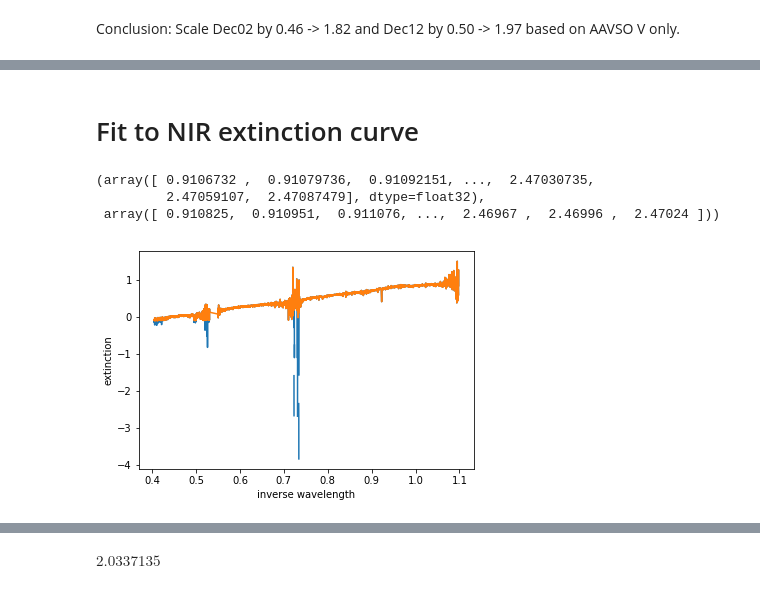
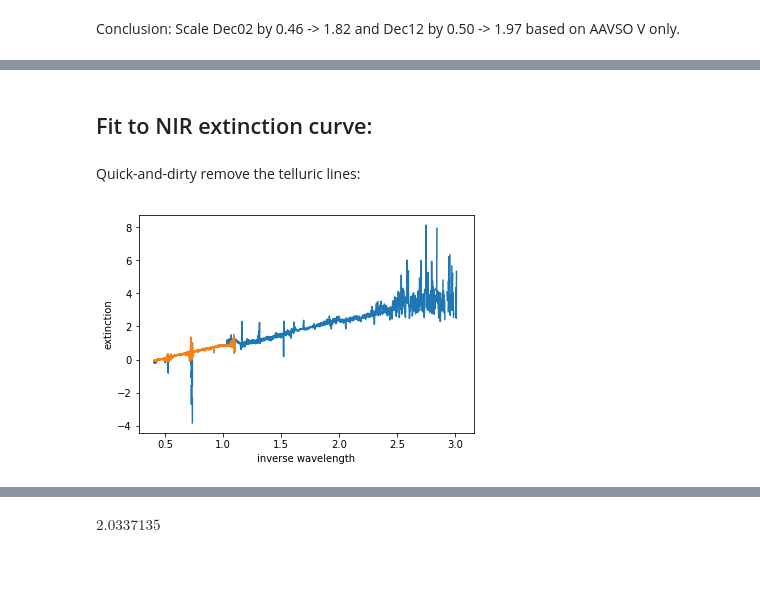
Before and after one commit to krislars/AA_Tau_Covey, a Jupyter notebook: AATau_data.ipynb, the cells around one changed output, grey strips where cells are left out. Drawn from its saved outputs; the diff is of its cells as text; code cells hidden in the pictures.

Commit message:
Adding figures of and fits to the NIR extinction curve

```diff
--- a/AATau_data.ipynb
+++ b/AATau_data.ipynb
@@ -783,0 +790,22 @@ Conclusion: Scale Dec02 by 0.46 -> 1.82 and Dec12 by 0.50 -> 1.97 based on AAVSO
+# %%
+allwav_2008,alldata_2008=np.append(wavelength_2008,IRwavelength_2008),np.append(data_2008,IRdata_2008)
+allwav_dec02,alldata_dec02=np.append(wavelength_dec02,IRwavelength_dec02),np.append(data_dec02,IRdata_dec02)
+allwav_dec12,alldata_dec12=np.append(wavelength_dec12,IRwavelength_dec12),np.append(data_dec12,IRdata_dec12)
+# %%
+interp2008=interp.interp1d(allwav_2008,alldata_2008)
+
+ext_dec02=-2.5*np.log10(alldata_dec02/interp2008(allwav_dec02))
+
+fig,(ax1,ax2)=plt.subplots(1,2,figsize=(10,5))
+ax1.plot(allwav_dec02,ext_dec02,'k')
+ax2.plot(1./allwav_dec02,ext_dec02,'k')
+
+ax1.set_xlabel('$\lambda$ [micron]')
+ax2.set_xlabel('$1/\lambda$ [1/micron]')
+ax1.set_ylabel('$A_\lambda$')
+
+ax1.set_title('AA Tau Extinction Event')
+ax2.set_title('AA Tau Extinction Event')
+ax1.set_ylim(-0.5,4)
+ax2.set_ylim(-0.5,4)
+plt.show()
@@ -784,24 +849,18 @@ Conclusion: Scale Dec02 by 0.46 -> 1.82 and Dec12 by 0.50 -> 1.97 based on AAVSO
 # %% [markdown]
-# Fit to NIR extinction curve
+## Fit to NIR extinction curve:
-# %%
-IRwavelength_2008, IRwavelength_dec02
-# %% [output]
-(array([ 0.9106732 ,  0.91079736,  0.91092151, ...,  2.47030735,
-         2.47059107,  2.47087479], dtype=float32),
- array([ 0.910825,  0.910951,  0.911076, ...,  2.46967 ,  2.46996 ,  2.47024 ]))
+# %% [markdown]
+Quick-and-dirty remove the telluric lines:
 # %%
-interp2008=interp.interp1d(IRwavelength_2008,IRdata_2008)
+IRext_dec02=-2.5*np.log10(IRdata_dec02/interp2008(IRwavelength_dec02))
 
-ext_dec02=-2.5*np.log10(IRdata_dec02/interp2008(IRwavelength_dec02))
-
-notel_ext=ext_dec02[ext_dec02 > -0.1]
-notel_wav=IRwavelength_dec02[ext_dec02 > -0.1]
+notel_ext=IRext_dec02[IRext_dec02 > -0.1]
+notel_wav=IRwavelength_dec02[IRext_dec02 > -0.1]
 
 fig,ax=plt.subplots(1,1)
-ax.plot(1/IRwavelength_dec02,ext_dec02)
+ax.plot(1/allwav_dec02,ext_dec02)
 ax.plot(1/notel_wav,notel_ext)
 ax.set_xlabel('inverse wavelength')
 ax.set_ylabel('extinction')
 fig.show()
 # %% [output]
-[figure, old version]
+[figure, new version]
```
Also changed, not shown: parts of 49 cells of this notebook.
